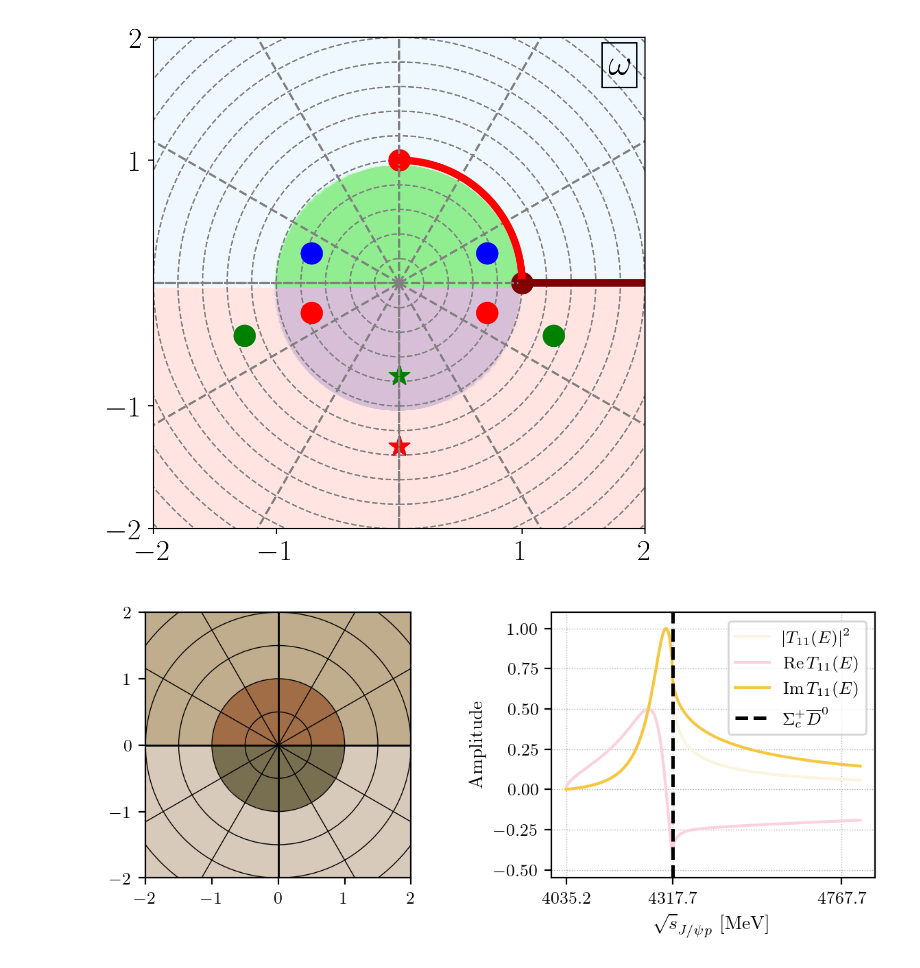
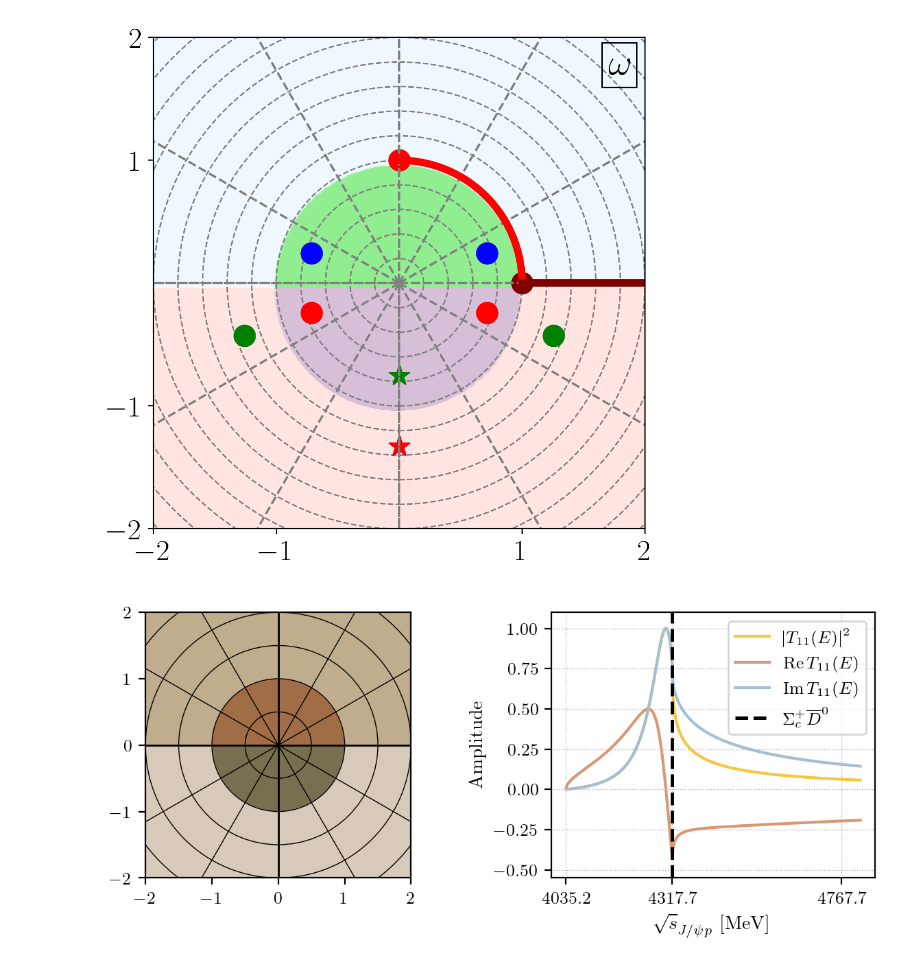
Before and after one commit to FelixFrohnertDB/pole-learning, a Jupyter notebook: paperPlots/Uniformized_Smatrix.ipynb, the cells around one changed output. Drawn from its saved outputs; the diff is of its cells as text; code cells hidden in the pictures.

Commit message:
new plotting scripts

```diff
--- a/paperPlots/Uniformized_Smatrix.ipynb
+++ b/paperPlots/Uniformized_Smatrix.ipynb
@@ -617,35 +617,35 @@ end = NEpoints
 threshold_energy = T2 * 197.3
 
 # Plot settings
 ax2.set_ylim(-0.55, 1.1)
 
 # Plot components of the amplitude
-ax2.plot(Einput[strt:end], abs(onepole_T11[strt:end])**2, '#fbf4de', lw=1.5, label=r'$|T_{11}(E)|^2$')
-ax2.plot(Einput[strt:end], onepole_T11[strt:end].real, '#fbd1df', lw=1.5, label=r'$\mathrm{Re}\,T_{11}(E)$')
-ax2.plot(Einput[strt:end], onepole_T11[strt:end].imag, '#f6c63f', lw=1.5, label=r'$\mathrm{Im}\,T_{11}(E)$')
+ax2.plot(Einput[strt:end], abs(onepole_T11[strt:end])**2, '#F6C63F', lw=1.5, label=r'$|T_{11}(E)|^2$')
+ax2.plot(Einput[strt:end], onepole_T11[strt:end].real, '#D99873', lw=1.5, label=r'$\mathrm{Re}\,T_{11}(E)$')
+ax2.plot(Einput[strt:end], onepole_T11[strt:end].imag, '#A5BFD2', lw=1.5, label=r'$\mathrm{Im}\,T_{11}(E)$')
 ax2.axvline(x=threshold_energy, color='k', linestyle='--', lw=1.8, label=r'$\Sigma_c^+ \overline{D}^0$')
 
 
 
 
 # Axis and ticks
 ax2.set_xlabel(r'$\sqrt{s}_{J/\psi p}$ [MeV]', fontsize=10)
 ax2.set_ylabel(r'Amplitude ', fontsize=10)
 ax2.set_xticks([T1 * 197.3, T2 * 197.3, T2 * 197.3 + 450.0])
 ax2.tick_params(labelsize=9)
 
 # Legend
 ax2.legend(loc='upper right', fontsize=9, frameon=True)
 
 # Grid
 ax2.grid(True, linestyle=':', linewidth=0.5)
 
 # Adjust spacing between subplots
 plt.subplots_adjust(wspace=0.3)
 
 # Save and show
 plt.tight_layout()
-plt.savefig("combined_figure.png", dpi=500, transparent=True, bbox_inches='tight', pad_inches=0.1)
+plt.savefig("combined_figure.png", dpi=800, transparent=True, bbox_inches='tight', pad_inches=0.1)
 plt.show()
 # %% [output]
-[figure, old version]
+[figure, new version]
```
Also changed, not shown: 7 other files.
